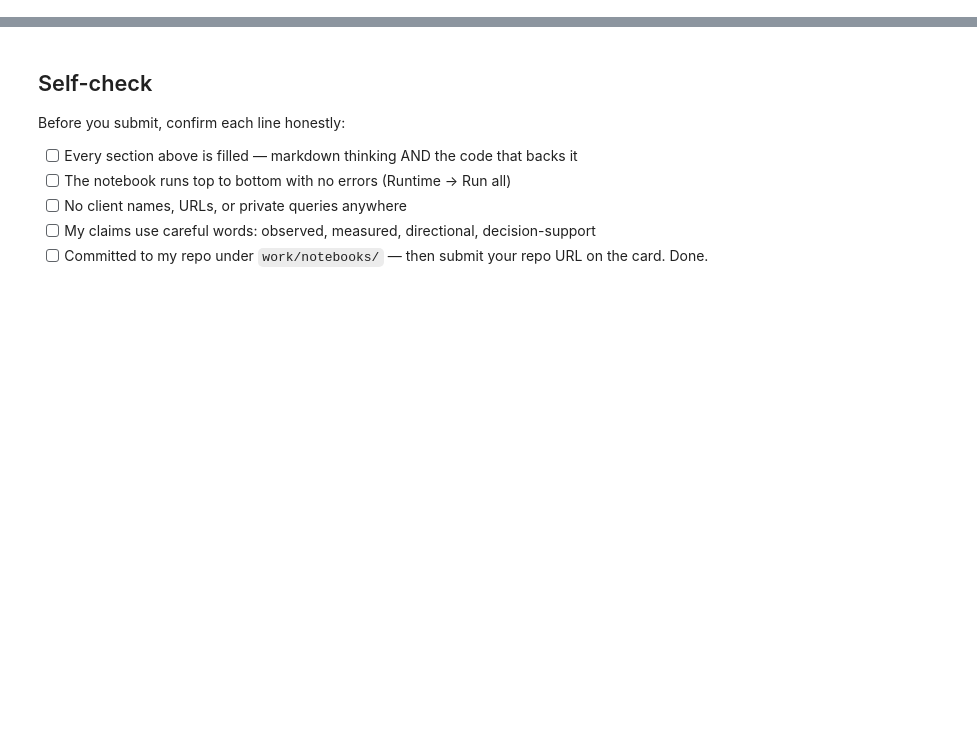
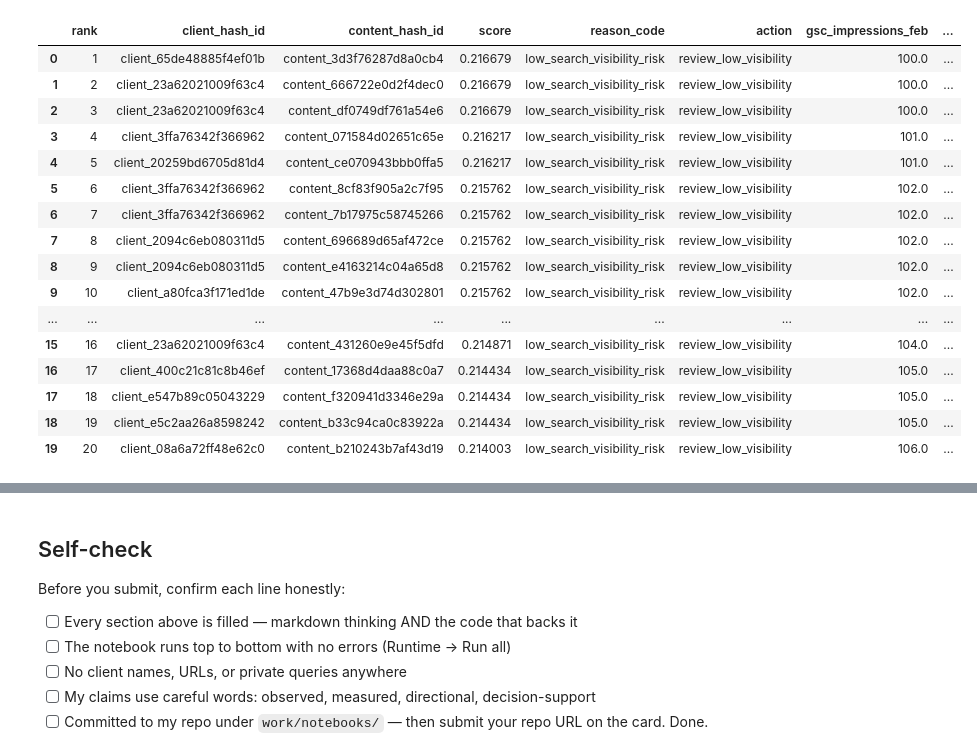
Before and after one commit to Ramy99999999/Flyrank-machine-learning-internship, a Jupyter notebook: work/notebooks/w04_baseline_score.ipynb, the cells around one changed output, grey strips where cells are left out. Cells and saved outputs as stored; diff of their text form; code cells hidden in the pictures; blank space fills up the shorter version.

```diff
--- a/work/notebooks/w04_baseline_score.ipynb
+++ b/work/notebooks/w04_baseline_score.ipynb
@@ -12,0 +282,79 @@ This skeleton is yours to fill. Work the sections **in order** — each one has
+# %%
+# This cell is for CODE (numbers, a query, a check).
+# Write your text answer in the cell ABOVE this one — typing sentences here breaks Run All.
+# Build the transparent baseline score.
+# Only February information is used.
+
+# Build the transparent baseline score.
+# Only February information is used.
+
+baseline = audit[
+    [
+        "client_hash_id",
+        "content_hash_id",
+        "gsc_impressions_feb",
+        "gsc_clicks_feb",
+        "avg_position_feb",
+        "ctr_feb",
+        "ctr_gap",
+        "went_dark"
+    ]
+].copy()
+
+# Confirmed signal:
+# lower February search volume was associated with higher went_dark risk.
+# Use the inverse of log-transformed impressions so lower-volume pages rank higher.
+baseline["score"] = 1 / np.log1p(
+    baseline["gsc_impressions_feb"]
+)
+
+baseline["reason_code"] = "low_search_visibility_risk"
+baseline["action"] = "review_low_visibility"
+
+# Rank highest score first.
+baseline = baseline.sort_values(
+    ["score", "gsc_impressions_feb"],
+    ascending=[False, True]
+).reset_index(drop=True)
+
+baseline["rank"] = np.arange(1, len(baseline) + 1)
+
+# Evaluation only — March went_dark is NOT used to construct the score.
+def precision_at_k(df, k):
+    return df.head(k)["went_dark"].mean()
+
+print(f"Base rate: {baseline['went_dark'].mean():.4f}")
+print(f"Precision@10: {precision_at_k(baseline, 10):.4f}")
+print(f"Precision@20: {precision_at_k(baseline, 20):.4f}")
+print(f"Precision@50: {precision_at_k(baseline, 50):.4f}")
+
+# Required ranked queue.
+output_cols = [
+    "rank",
+    "client_hash_id",
+    "content_hash_id",
+    "score",
+    "reason_code",
+    "action",
+    "gsc_impressions_feb",
+    "gsc_clicks_feb",
+    "avg_position_feb",
+    "ctr_feb",
+    "ctr_gap"
+]
+
+queue = baseline[output_cols].copy()
+
+import os
+os.makedirs("work/outputs", exist_ok=True)
+
+queue.to_csv(
+    "work/outputs/baseline_action_score.csv",
+    index=False
+)
+
+print("\nWrote:")
+print("work/outputs/baseline_action_score.csv")
+
+queue.head(20)
+# %% [output]
@@ -12,0 +368,17 @@ This skeleton is yours to fill. Work the sections **in order** — each one has
+|  | rank | client_hash_id | content_hash_id | score | reason_code | action | gsc_impressions_feb | ... |
+| 0 | 1 | client_65de48885f4ef01b | content_3d3f76287d8a0cb4 | 0.216679 | low_search_visibility_risk | review_low_visibility | 100.0 | ... |
+| 1 | 2 | client_23a62021009f63c4 | content_666722e0d2f4dec0 | 0.216679 | low_search_visibility_risk | review_low_visibility | 100.0 | ... |
+| 2 | 3 | client_23a62021009f63c4 | content_df0749df761a54e6 | 0.216679 | low_search_visibility_risk | review_low_visibility | 100.0 | ... |
+| 3 | 4 | client_3ffa76342f366962 | content_071584d02651c65e | 0.216217 | low_search_visibility_risk | review_low_visibility | 101.0 | ... |
+| 4 | 5 | client_20259bd6705d81d4 | content_ce070943bbb0ffa5 | 0.216217 | low_search_visibility_risk | review_low_visibility | 101.0 | ... |
+| 5 | 6 | client_3ffa76342f366962 | content_8cf83f905a2c7f95 | 0.215762 | low_search_visibility_risk | review_low_visibility | 102.0 | ... |
+| 6 | 7 | client_3ffa76342f366962 | content_7b17975c58745266 | 0.215762 | low_search_visibility_risk | review_low_visibility | 102.0 | ... |
+| 7 | 8 | client_2094c6eb080311d5 | content_696689d65af472ce | 0.215762 | low_search_visibility_risk | review_low_visibility | 102.0 | ... |
+| 8 | 9 | client_2094c6eb080311d5 | content_e4163214c04a65d8 | 0.215762 | low_search_visibility_risk | review_low_visibility | 102.0 | ... |
+| 9 | 10 | client_a80fca3f171ed1de | content_47b9e3d74d302801 | 0.215762 | low_search_visibility_risk | review_low_visibility | 102.0 | ... |
+| ... | ... | ... | ... | ... | ... | ... | ... | ... |
+| 15 | 16 | client_23a62021009f63c4 | content_431260e9e45f5dfd | 0.214871 | low_search_visibility_risk | review_low_visibility | 104.0 | ... |
+| 16 | 17 | client_400c21c81c8b46ef | content_17368d4daa88c0a7 | 0.214434 | low_search_visibility_risk | review_low_visibility | 105.0 | ... |
+| 17 | 18 | client_e547b89c05043229 | content_f320941d3346e29a | 0.214434 | low_search_visibility_risk | review_low_visibility | 105.0 | ... |
+| 18 | 19 | client_e5c2aa26a8598242 | content_b33c94ca0c83922a | 0.214434 | low_search_visibility_risk | review_low_visibility | 105.0 | ... |
+| 19 | 20 | client_08a6a72ff48e62c0 | content_b210243b7af43d19 | 0.214003 | low_search_visibility_risk | review_low_visibility | 106.0 | ... |
```
Also changed, not shown: parts of 18 cells of this notebook.
